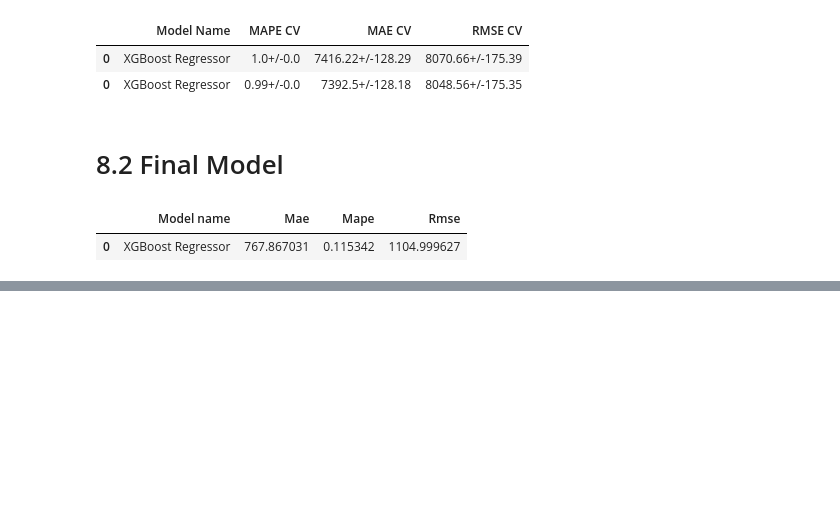
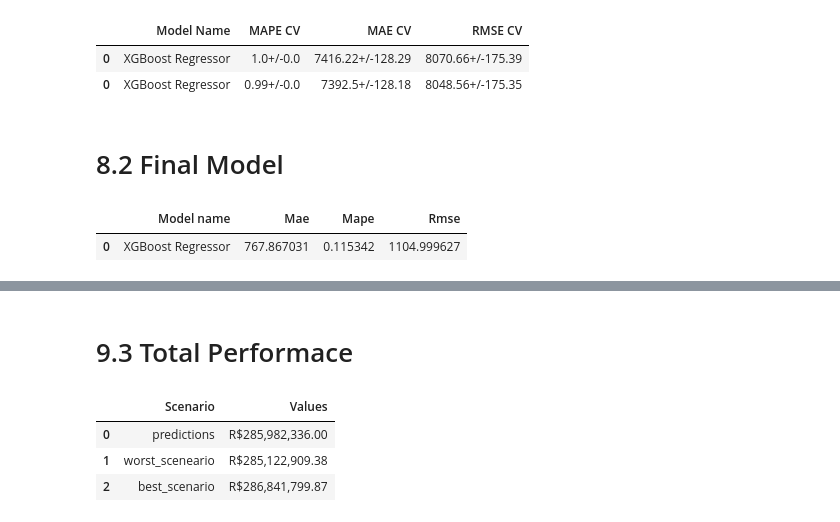
Before and after one commit to guiaraujofreitas/rossmann_estudo, a Jupyter notebook: Store-analise_dados_ modulo_04_1.ipynb, the cells around one changed output, grey strips where cells are left out. Drawn from its saved outputs; the diff is of its cells as text; code cells hidden in the pictures; blank space fills up the shorter version.

```diff
--- a/Store-analise_dados_ modulo_04_1.ipynb
+++ b/Store-analise_dados_ modulo_04_1.ipynb
@@ -1882,0 +1989,11 @@ xg_result_tuned
+# %% [markdown]
+# 9.3 Total Performace
+# %%
+df93 = df9_2[['predictions', 'worst_sceneario', 'best_scenario']].apply( lambda x: np.sum( x ), axis=0 ).reset_index().rename( columns={'index': 'Scenario', 0:'Values'} )
+df93['Values'] = df93['Values'].map( 'R${:,.2f}'.format )
+df93
+# %% [output]
+|  | Scenario | Values |
+| 0 | predictions | R$285,982,336.00 |
+| 1 | worst_sceneario | R$285,122,909.38 |
+| 2 | best_scenario | R$286,841,799.87 |
```
Also changed, not shown: parts of 19 cells of this notebook.
